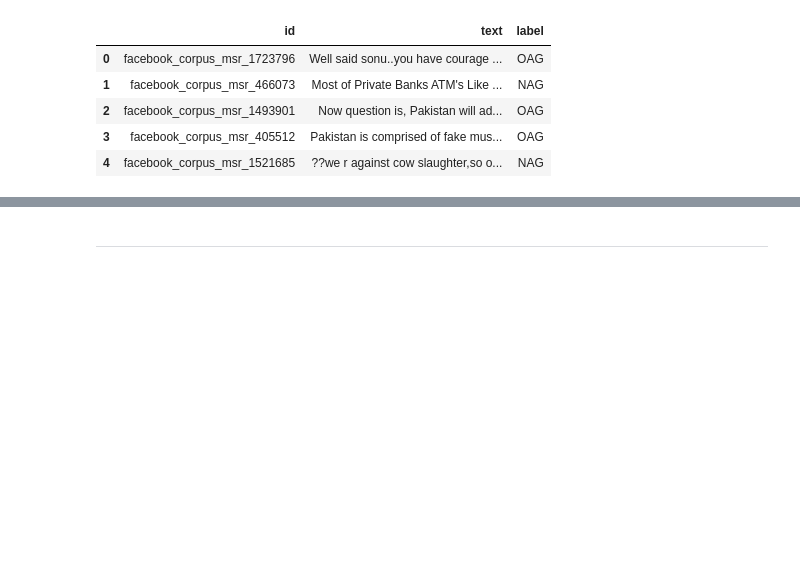
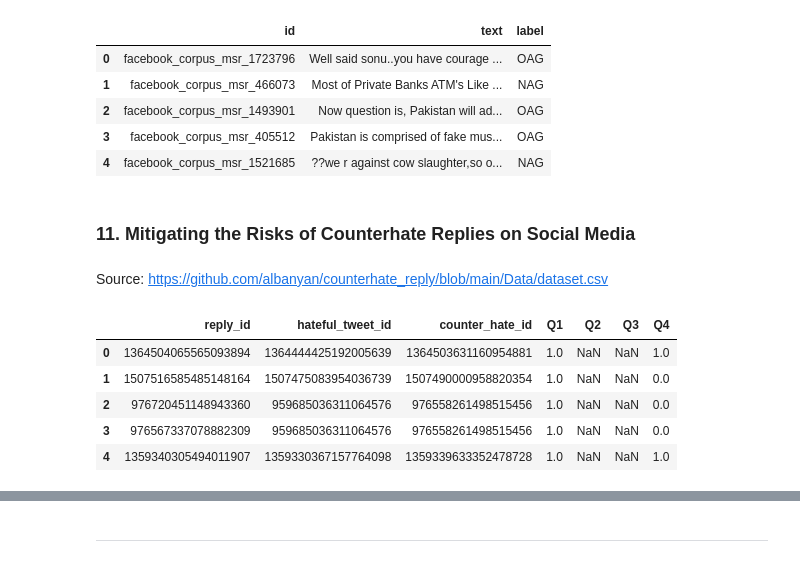
Before and after one commit to AbdulManaf12/Hate-Speech-Detection, a Jupyter notebook: Dataset Statistics/dataset_overview.ipynb, the cells around one changed output, grey strips where cells are left out. Saved outputs shown, nothing was run; the diff lists cells and outputs as text; code cells hidden in the pictures; blank space fills up the shorter version.

```diff
--- a/Dataset Statistics/dataset_overview.ipynb
+++ b/Dataset Statistics/dataset_overview.ipynb
@@ -344,3 +344,19 @@ df10.head()
 | 2 | facebook_corpus_msr_1493901 | Now question is, Pakistan will ad... | OAG |
 | 3 | facebook_corpus_msr_405512 | Pakistan is comprised of fake mus... | OAG |
 | 4 | facebook_corpus_msr_1521685 | ??we r against cow slaughter,so o... | NAG |
+# %% [markdown]
+### 11. Mitigating the Risks of Counterhate Replies on Social Media
+# %% [markdown]
+Source: https://github.com/albanyan/counterhate_reply/blob/main/Data/dataset.csv
+# %%
+import pandas as pd
+
+df11 = pd.read_csv(f"G:\My Drive\Hate Speech_Multilingual\datasets\Mitigating the Risks of Counterhate Replies on Social Media\dataset.csv")
+df11.head()
+# %% [output]
+|  | reply_id | hateful_tweet_id | counter_hate_id | Q1 | Q2 | Q3 | Q4 |
+| 0 | 1364504065565093894 | 1364444425192005639 | 1364503631160954881 | 1.0 | NaN | NaN | 1.0 |
+| 1 | 1507516585485148164 | 1507475083954036739 | 1507490000958820354 | 1.0 | NaN | NaN | 0.0 |
+| 2 | 976720451148943360 | 959685036311064576 | 976558261498515456 | 1.0 | NaN | NaN | 0.0 |
+| 3 | 976567337078882309 | 959685036311064576 | 976558261498515456 | 1.0 | NaN | NaN | 0.0 |
+| 4 | 1359340305494011907 | 1359330367157764098 | 1359339633352478728 | 1.0 | NaN | NaN | 1.0 |
```
Also changed, not shown: parts of 1 cell of this notebook.
